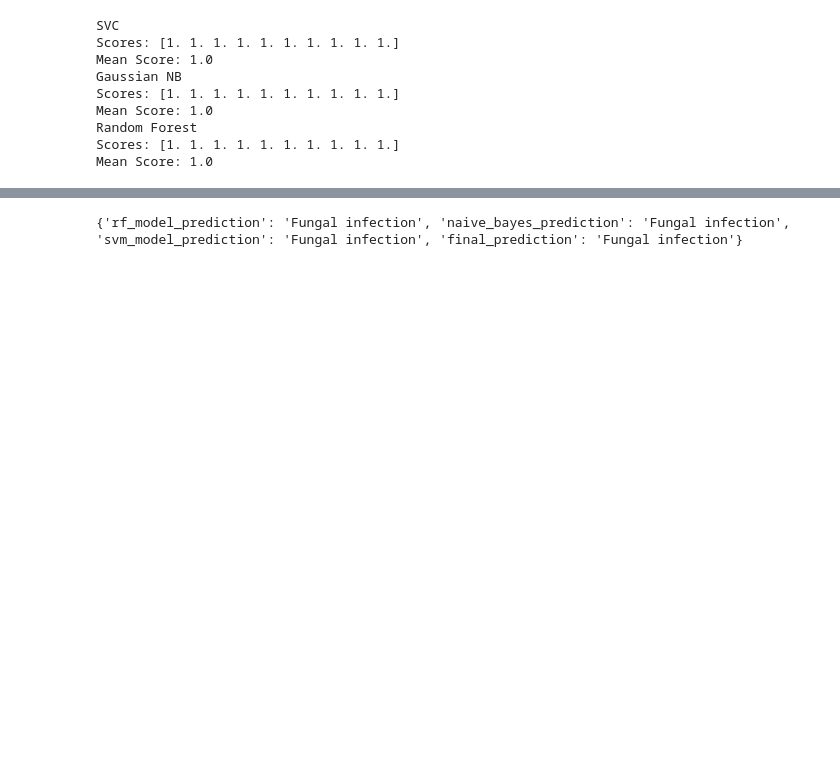
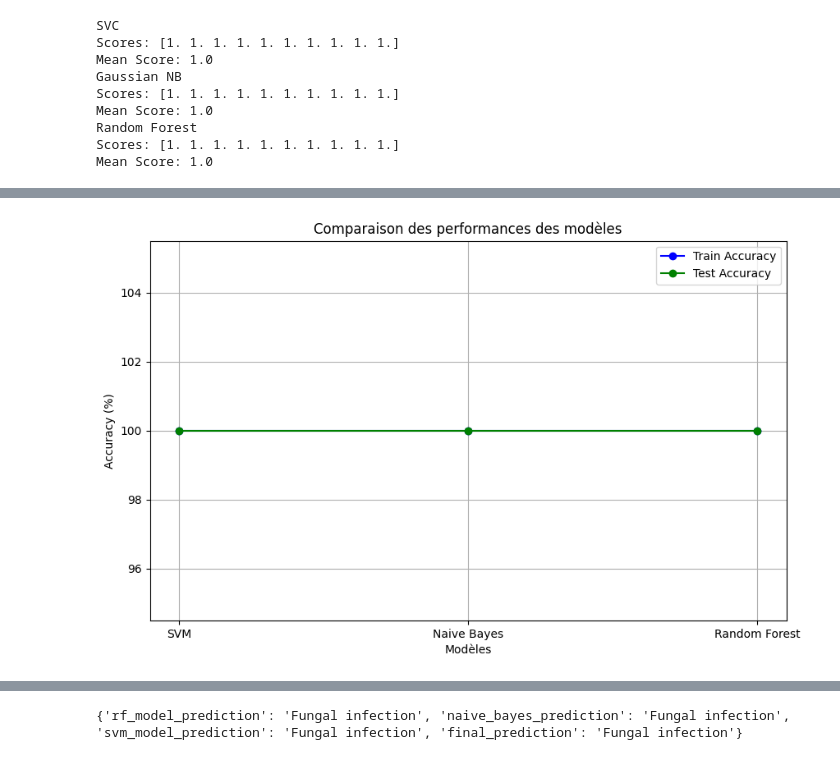
Before and after one commit to somoncef/Disease-Prediction-Using-ML, a Jupyter notebook: Notebook-Disease_Prediction_Using_Machine_Learning.ipynb, the cells around one changed output, grey strips where cells are left out. Cells and saved outputs as stored; diff of their text form; code cells hidden in the pictures; blank space fills up the shorter version.

```diff
--- a/Notebook-Disease_Prediction_Using_Machine_Learning.ipynb
+++ b/Notebook-Disease_Prediction_Using_Machine_Learning.ipynb
@@ -140,3 +140,38 @@ Accuracy on test data by Random Forest Classifier: 100.0
+# %%
+import matplotlib.pyplot as plt
+
+# Accuracy des modèles
+models = ['SVM', 'Naive Bayes', 'Random Forest']
+train_accuracy = [
+    accuracy_score(y_train, svm_model.predict(X_train)) * 100,
+    accuracy_score(y_train, nb_model.predict(X_train)) * 100,
+    accuracy_score(y_train, rf_model.predict(X_train)) * 100
+]
+test_accuracy = [
+    accuracy_score(y_test, svm_model.predict(X_test)) * 100,
+    accuracy_score(y_test, nb_model.predict(X_test)) * 100,
+    accuracy_score(y_test, rf_model.predict(X_test)) * 100
+]
+
+x = range(len(models))
+
+# Création du graphe
+plt.figure(figsize=(10, 6))
+
+plt.plot(x, train_accuracy, marker='o', linestyle='-', color='b', label='Train Accuracy')
+plt.plot(x, test_accuracy, marker='o', linestyle='-', color='g', label='Test Accuracy')
+
+plt.xticks(x, models)
+plt.xlabel('Modèles')
+plt.ylabel('Accuracy (%)')
+plt.title('Comparaison des performances des modèles')
+plt.legend()
+plt.grid(True)
+
+# Affichage du graphe
+plt.show()
+# %% [output]
+[figure, added]
 # %%
 # Training the models on whole data
 final_svm_model = SVC()
```
Also changed, not shown: parts of 2 cells of this notebook.
